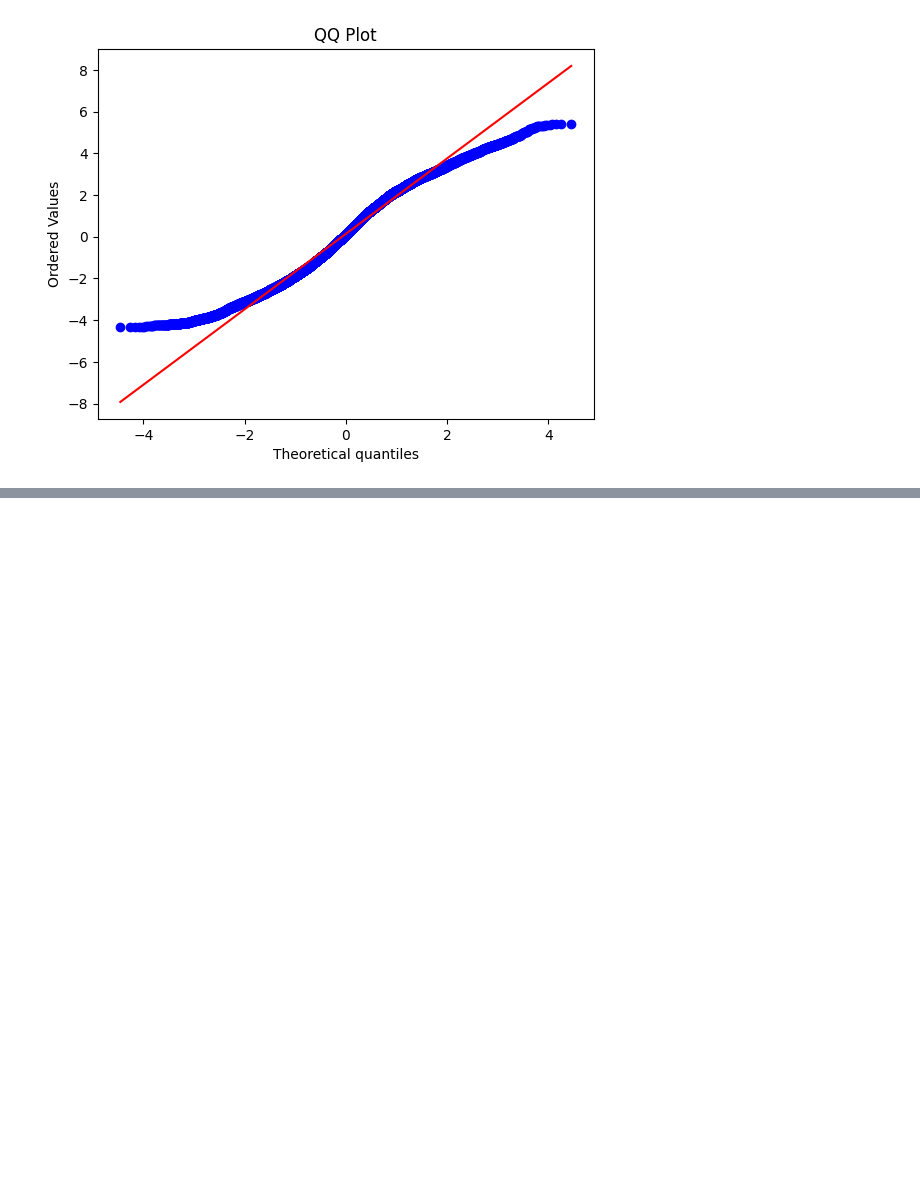
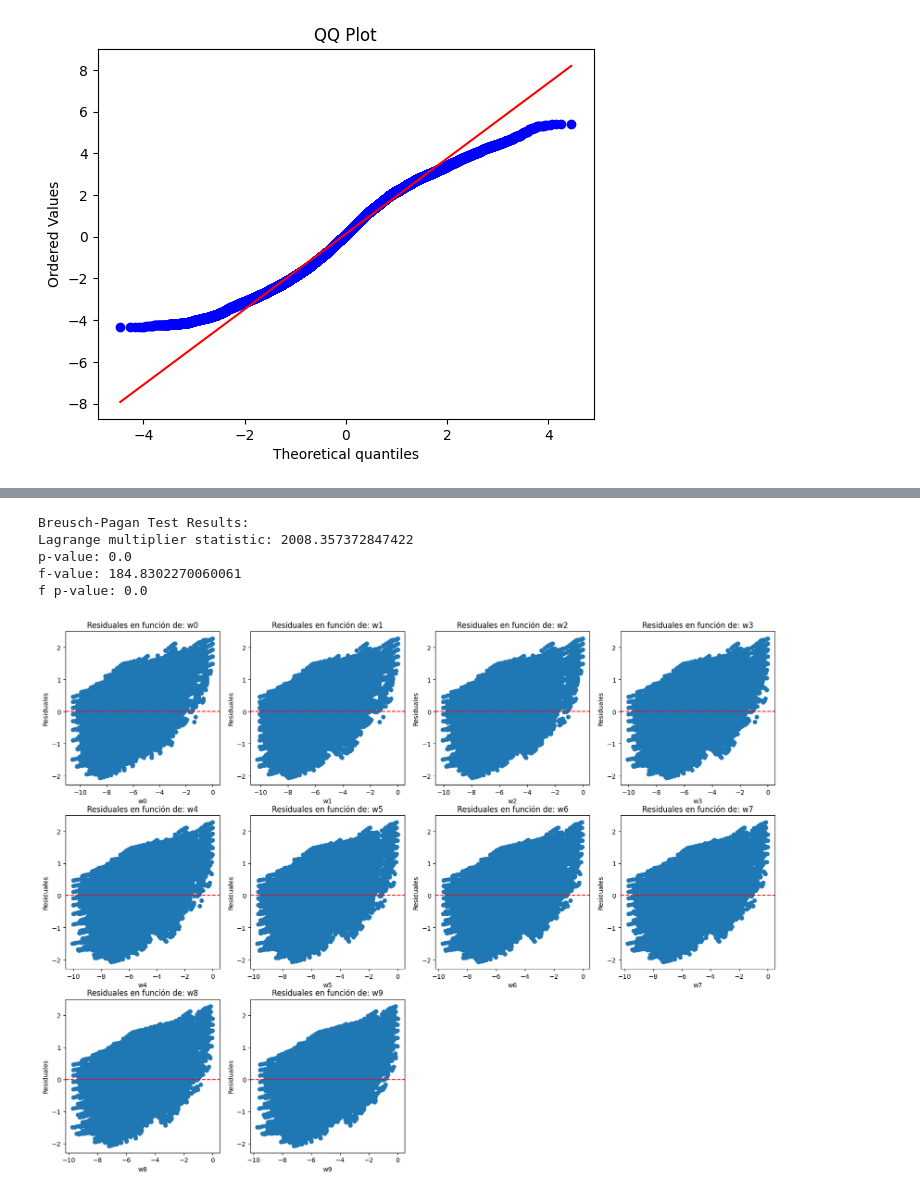
Before and after one commit to jacubillos10/RUSpectroscopy_Tools, a Jupyter notebook: notebooks/residual_analysis.ipynb, the cells around one changed output, grey strips where cells are left out. Drawn from its saved outputs; the diff is of its cells as text; code cells hidden in the pictures; blank space fills up the shorter version.

Commit message:
Residual analysis and heterostadicity analysis made

```diff
--- a/notebooks/residual_analysis.ipynb
+++ b/notebooks/residual_analysis.ipynb
@@ -214 +225,29 @@ f-value: 585.8304332132485
 f p-value: 0.0
+# %%
+check_heteroscedasticity(modelo1)
+# %% [output]
+Breusch-Pagan Test Results:
+Lagrange multiplier statistic: 2008.357372847422
+p-value: 0.0
+f-value: 184.8302270060061
+f p-value: 0.0
+# %%
+def plot_residuals_vs_variable_combinations(model, d_frame, features, operation):
+    fig = plt.figure(figsize = (20,20))
+    N_l = int(len(features)**0.5) + 1
+    residuals = model.resid
+    for i, feature in enumerate(features):
+        variable_values = operation(d_frame[feature])
+        ax = fig.add_subplot(N_l, N_l, i+1)
+        ax.scatter(variable_values, residuals)
+        ax.axhline(0, color='red', linestyle='--')
+        ax.set_title("Residuales en función de: " + feature)
+        ax.set_xlabel(feature)
+        ax.set_ylabel("Residuales")
+    #fin for
+    plt.show()
+#fin función
+# %%
+plot_residuals_vs_variable_combinations(modelo2, datos_full, features_eig, np.log)
+# %% [output]
+[figure, added]
```
Also changed, not shown: parts of 19 cells of this notebook.
